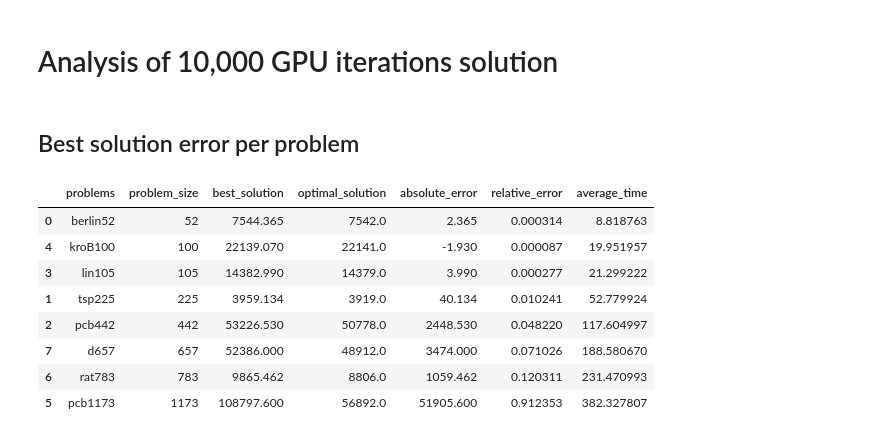
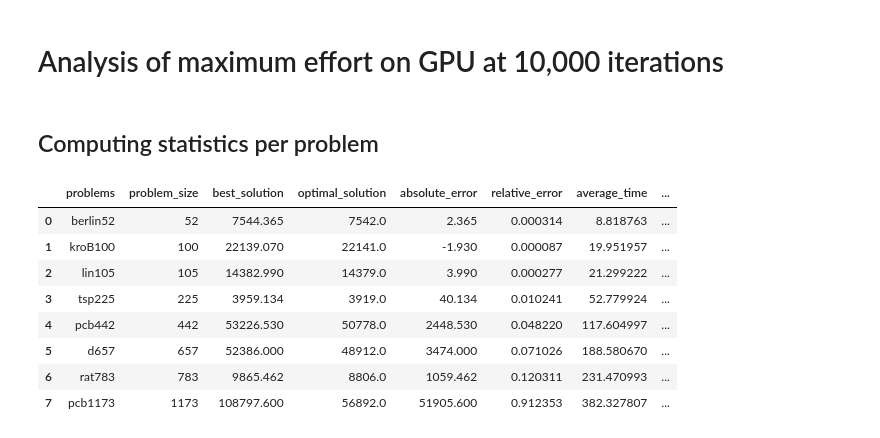
Before and after one commit to srp-mx/parallel-tsp, a Jupyter notebook: analysis/analysis.ipynb, the cells around one changed output. Drawn from its saved outputs; the diff is of its cells as text; code cells hidden in the pictures.

Commit message:
More progress with the analysis

```diff
--- a/analysis/analysis.ipynb
+++ b/analysis/analysis.ipynb
@@ -122,8 +175,8 @@ cpupar.sort_values('n')
 | 3 | 2025-05-14T08_30_23.134Z | tsp225 | CPU Parallel Genetic Solver | 225 | 30 | 4193.33 | 1.000000 | fedora | [185, 184, 120, 175, 121, 122, 12... | ... |
 # %% [markdown]
-# Analysis of 10,000 GPU iterations solution
+# Analysis of maximum effort on GPU at 10,000 iterations
-# %% [markdown]
-## Best solution error per problem
+# %% [markdown]
+## Computing statistics per problem
 # %%
 optimal_solutions = {
     "berlin52": 7542.0,
@@ -131,39 +184,43 @@ optimal_solutions = {
     "lin105":   14379.0,
     "tsp225":   3919.0,
     "pcb442":   50778.0,
     "d657":     48912.0,
     "rat783":   8806.0,
     "pcb1173":  56892.0
 }
 
 data = dict()
 data['problems'] = list()
 data['problem_size'] = list()
 data['best_solution'] = list()
 data['optimal_solution'] = list()
 data['absolute_error'] = list()
 data['relative_error'] = list()
 data['average_time'] = list()
+data['stdev_time'] = list()
+data['stdev_scaled_cost'] = list()
 
 for i,row in gpu_effort.iterrows():
     problem_name = row['problem']
     data['problems'].append(problem_name)
     data['problem_size'].append(row['n'])
     data['best_solution'].append(row['best_solution_cost'])
     data['optimal_solution'].append(optimal_solutions[problem_name])
     data['absolute_error'].append(row['best_solution_cost'] - optimal_solutions[problem_name])
     data['relative_error'].append(abs(data['absolute_error'][-1]) / optimal_solutions[problem_name])
     data['average_time'].append(sum(row['seconds'])/len(row['seconds']))
+    data['stdev_time'].append(statistics.stdev(row['seconds']))
+    data['stdev_scaled_cost'].append(statistics.stdev(row['costs'])/optimal_solutions[problem_name])
 
 df = pd.DataFrame(data).sort_values('problem_size')
 df
 # %% [output]
-|  | problems | problem_size | best_solution | optimal_solution | absolute_error | relative_error | average_time |
-| 0 | berlin52 | 52 | 7544.365 | 7542.0 | 2.365 | 0.000314 | 8.818763 |
-| 4 | kroB100 | 100 | 22139.070 | 22141.0 | -1.930 | 0.000087 | 19.951957 |
-| 3 | lin105 | 105 | 14382.990 | 14379.0 | 3.990 | 0.000277 | 21.299222 |
-| 1 | tsp225 | 225 | 3959.134 | 3919.0 | 40.134 | 0.010241 | 52.779924 |
-| 2 | pcb442 | 442 | 53226.530 | 50778.0 | 2448.530 | 0.048220 | 117.604997 |
-| 7 | d657 | 657 | 52386.000 | 48912.0 | 3474.000 | 0.071026 | 188.580670 |
-| 6 | rat783 | 783 | 9865.462 | 8806.0 | 1059.462 | 0.120311 | 231.470993 |
-| 5 | pcb1173 | 1173 | 108797.600 | 56892.0 | 51905.600 | 0.912353 | 382.327807 |
+|  | problems | problem_size | best_solution | optimal_solution | absolute_error | relative_error | average_time | ... |
+| 0 | berlin52 | 52 | 7544.365 | 7542.0 | 2.365 | 0.000314 | 8.818763 | ... |
+| 1 | kroB100 | 100 | 22139.070 | 22141.0 | -1.930 | 0.000087 | 19.951957 | ... |
+| 2 | lin105 | 105 | 14382.990 | 14379.0 | 3.990 | 0.000277 | 21.299222 | ... |
+| 3 | tsp225 | 225 | 3959.134 | 3919.0 | 40.134 | 0.010241 | 52.779924 | ... |
+| 4 | pcb442 | 442 | 53226.530 | 50778.0 | 2448.530 | 0.048220 | 117.604997 | ... |
+| 5 | d657 | 657 | 52386.000 | 48912.0 | 3474.000 | 0.071026 | 188.580670 | ... |
+| 6 | rat783 | 783 | 9865.462 | 8806.0 | 1059.462 | 0.120311 | 231.470993 | ... |
+| 7 | pcb1173 | 1173 | 108797.600 | 56892.0 | 51905.600 | 0.912353 | 382.327807 | ... |
```
Also changed, not shown: parts of 52 cells of this notebook, 1 other file.
